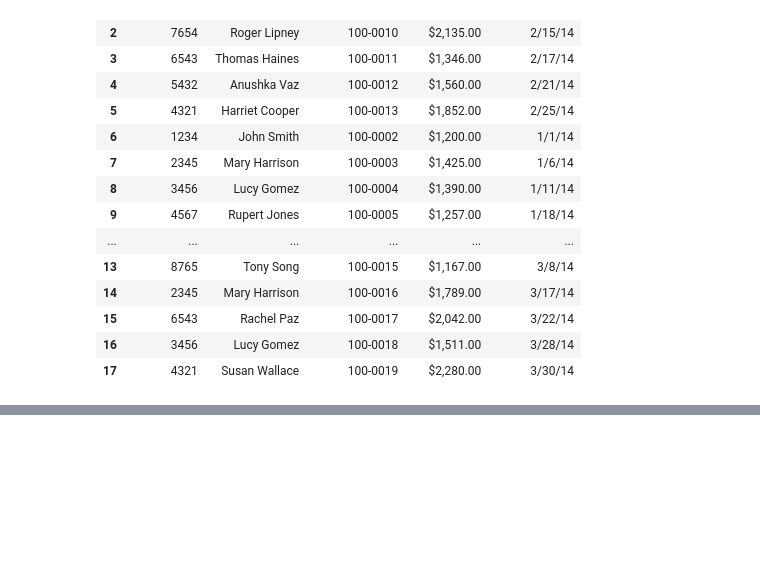
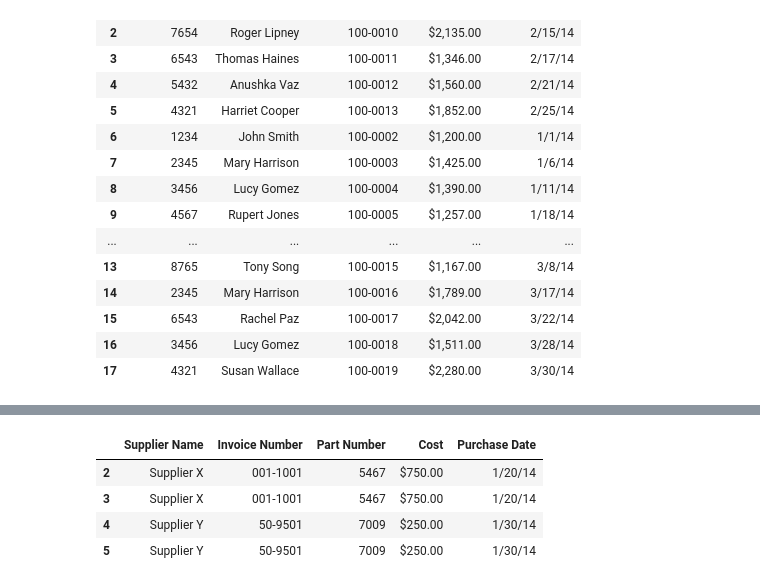
Before and after one commit to wayhome25/analytics-with-python, a Jupyter notebook: chapter_02/ch2_practice.ipynb, the cells around one changed output, grey strips where cells are left out. Saved outputs shown, nothing was run; the diff lists cells and outputs as text; code cells hidden in the pictures; blank space fills up the shorter version.

```diff
--- a/chapter_02/ch2_practice.ipynb
+++ b/chapter_02/ch2_practice.ipynb
@@ -216,0 +237,6 @@ data_frame_concat
+# %%
+# Part Number가 7009 이거나 혹은 Cost가 $700.00 이상인 값을 출력
+data_frame = pd.read_csv('./supplier_data.csv')
+# %%
+filtering = (data_frame["Part Number"] == 7009) | (data_frame["Cost"].str.strip('$').astype('float') >= 00.00)
+filtering
@@ -216,0 +257,8 @@ data_frame_concat
+# %%
+data_frame[filtering]
+# %% [output]
+|  | Supplier Name | Invoice Number | Part Number | Cost | Purchase Date |
+| 2 | Supplier X | 001-1001 | 5467 | $750.00 | 1/20/14 |
+| 3 | Supplier X | 001-1001 | 5467 | $750.00 | 1/20/14 |
+| 4 | Supplier Y | 50-9501 | 7009 | $250.00 | 1/30/14 |
+| 5 | Supplier Y | 50-9501 | 7009 | $250.00 | 1/30/14 |
```
Also changed, not shown: parts of 17 cells of this notebook, 2 other files.
